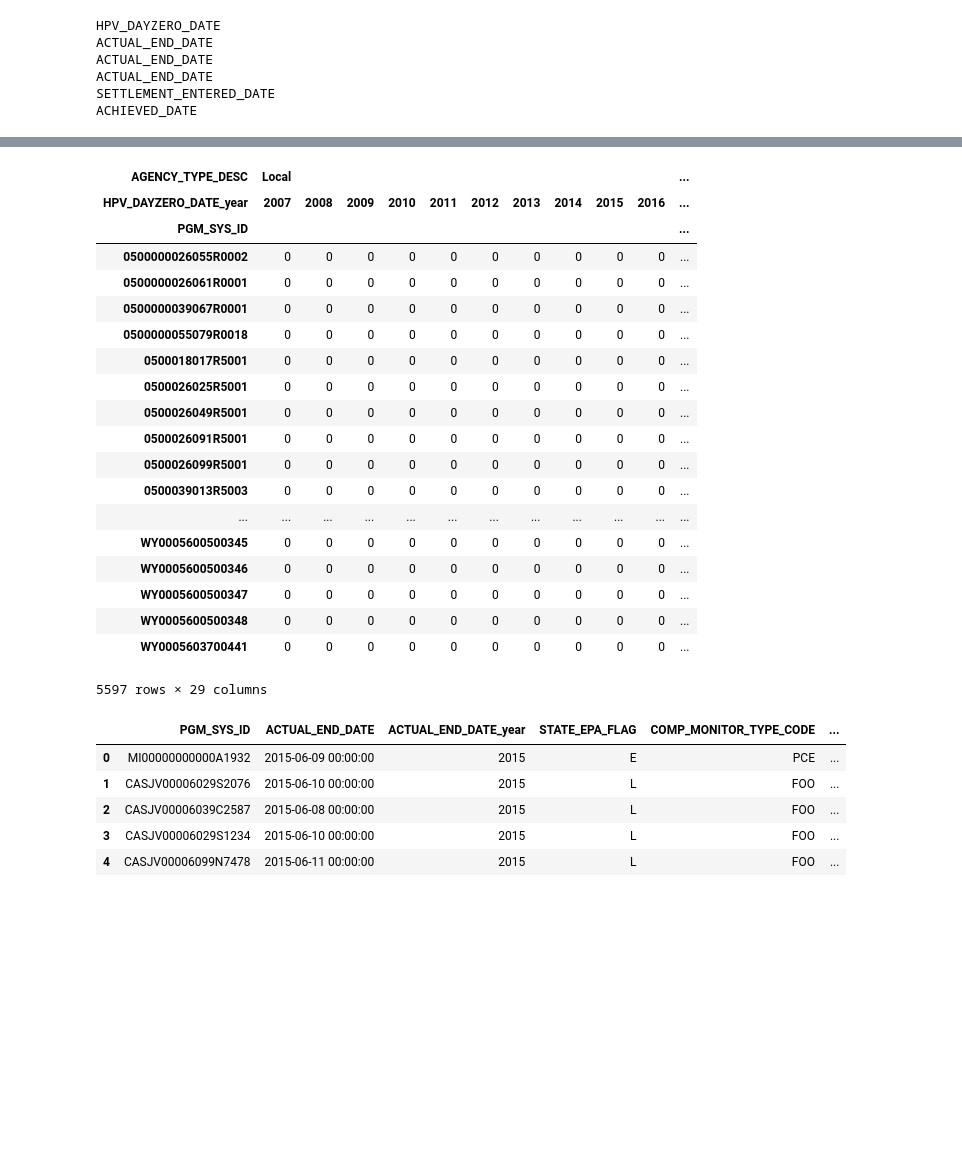
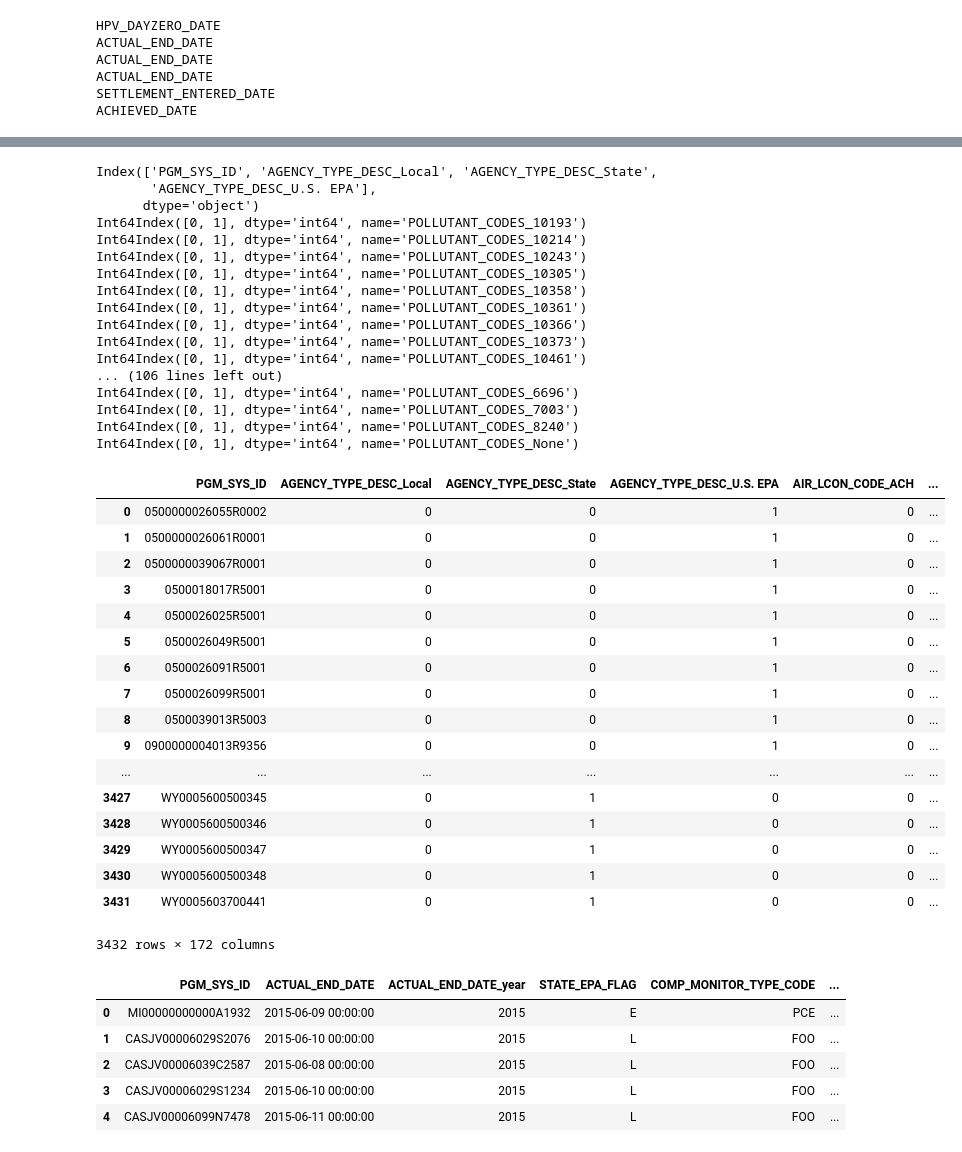
Before and after one commit to Aycrazy/ML_Project, a Jupyter notebook: ICIS-Aggregation_Function.ipynb, the cells around one changed output, grey strips where cells are left out. Cells and saved outputs as stored; diff of their text form; code cells hidden in the pictures; blank space fills up the shorter version.

```diff
--- a/ICIS-Aggregation_Function.ipynb
+++ b/ICIS-Aggregation_Function.ipynb
@@ -212,4 +212,4 @@ def add_dummy(df, variable_list, sep_char = None, drop_one=False, drop_original=
         df = pd.concat([df, df_dummy], axis=1)
         if drop_original:
             df = df.drop(variable, 1)
-    return df
+    return (df, df_dummy.columns)
@@ -268,5 +251,0 @@ Name: AGENCY_TYPE_DESC, dtype: int64
-# %%
-## Replace NaN with 'None' (string)
-viol_nan = viol.columns[viol.isnull().any()].tolist()
-values = ['None']*len(viol_nan)
-replace_with_value(viol, viol_nan, values)
@@ -293,4 +251,0 @@ dtype: int64
-# %%
-## Dummitize
-viol = add_dummy(viol, ['AGENCY_TYPE_DESC'])
-viol = add_dummy(viol, ['PROGRAM_CODES'], sep_char = ' ')
@@ -318,24 +251,0 @@ viol
-# %%
-vtest = viol[['PGM_SYS_ID','AGENCY_TYPE_DESC','HPV_DAYZERO_DATE_year']]
-pd.crosstab(vtest['PGM_SYS_ID'], [vtest['AGENCY_TYPE_DESC'],vtest['HPV_DAYZERO_DATE_year']]).
-# %% [output]
-| AGENCY_TYPE_DESC | Local |  |  |  |  |  |  |  |  |  | ... |
-| HPV_DAYZERO_DATE_year | 2007 | 2008 | 2009 | 2010 | 2011 | 2012 | 2013 | 2014 | 2015 | 2016 | ... |
-| PGM_SYS_ID |  |  |  |  |  |  |  |  |  |  | ... |
-| 0500000026055R0002 | 0 | 0 | 0 | 0 | 0 | 0 | 0 | 0 | 0 | 0 | ... |
-| 0500000026061R0001 | 0 | 0 | 0 | 0 | 0 | 0 | 0 | 0 | 0 | 0 | ... |
-| 0500000039067R0001 | 0 | 0 | 0 | 0 | 0 | 0 | 0 | 0 | 0 | 0 | ... |
-| 0500000055079R0018 | 0 | 0 | 0 | 0 | 0 | 0 | 0 | 0 | 0 | 0 | ... |
-| 0500018017R5001 | 0 | 0 | 0 | 0 | 0 | 0 | 0 | 0 | 0 | 0 | ... |
-| 0500026025R5001 | 0 | 0 | 0 | 0 | 0 | 0 | 0 | 0 | 0 | 0 | ... |
-| 0500026049R5001 | 0 | 0 | 0 | 0 | 0 | 0 | 0 | 0 | 0 | 0 | ... |
-| 0500026091R5001 | 0 | 0 | 0 | 0 | 0 | 0 | 0 | 0 | 0 | 0 | ... |
-| 0500026099R5001 | 0 | 0 | 0 | 0 | 0 | 0 | 0 | 0 | 0 | 0 | ... |
-| 0500039013R5003 | 0 | 0 | 0 | 0 | 0 | 0 | 0 | 0 | 0 | 0 | ... |
-| ... | ... | ... | ... | ... | ... | ... | ... | ... | ... | ... | ... |
-| WY0005600500345 | 0 | 0 | 0 | 0 | 0 | 0 | 0 | 0 | 0 | 0 | ... |
-| WY0005600500346 | 0 | 0 | 0 | 0 | 0 | 0 | 0 | 0 | 0 | 0 | ... |
-| WY0005600500347 | 0 | 0 | 0 | 0 | 0 | 0 | 0 | 0 | 0 | 0 | ... |
-| WY0005600500348 | 0 | 0 | 0 | 0 | 0 | 0 | 0 | 0 | 0 | 0 | ... |
-| WY0005603700441 | 0 | 0 | 0 | 0 | 0 | 0 | 0 | 0 | 0 | 0 | ... |
-5597 rows × 29 columns
@@ -342,3 +306,41 @@ pd.crosstab(vtest['PGM_SYS_ID'], [vtest['AGENCY_TYPE_DESC'],vtest['HPV_DAYZERO_D
+# %%
+process_violation(viol, '2010', '2016')
+# %% [output]
+Index(['PGM_SYS_ID', 'AGENCY_TYPE_DESC_Local', 'AGENCY_TYPE_DESC_State',
+       'AGENCY_TYPE_DESC_U.S. EPA'],
+      dtype='object')
+Int64Index([0, 1], dtype='int64', name='POLLUTANT_CODES_10193')
+Int64Index([0, 1], dtype='int64', name='POLLUTANT_CODES_10214')
+Int64Index([0, 1], dtype='int64', name='POLLUTANT_CODES_10243')
+Int64Index([0, 1], dtype='int64', name='POLLUTANT_CODES_10305')
+Int64Index([0, 1], dtype='int64', name='POLLUTANT_CODES_10358')
+Int64Index([0, 1], dtype='int64', name='POLLUTANT_CODES_10361')
+Int64Index([0, 1], dtype='int64', name='POLLUTANT_CODES_10366')
+Int64Index([0, 1], dtype='int64', name='POLLUTANT_CODES_10373')
+Int64Index([0, 1], dtype='int64', name='POLLUTANT_CODES_10461')
+... (106 lines left out)
+Int64Index([0, 1], dtype='int64', name='POLLUTANT_CODES_6696')
+Int64Index([0, 1], dtype='int64', name='POLLUTANT_CODES_7003')
+Int64Index([0, 1], dtype='int64', name='POLLUTANT_CODES_8240')
+Int64Index([0, 1], dtype='int64', name='POLLUTANT_CODES_None')
+|  | PGM_SYS_ID | AGENCY_TYPE_DESC_Local | AGENCY_TYPE_DESC_State | AGENCY_TYPE_DESC_U.S. EPA | AIR_LCON_CODE_ACH | ... |
+| 0 | 0500000026055R0002 | 0 | 0 | 1 | 0 | ... |
+| 1 | 0500000026061R0001 | 0 | 0 | 1 | 0 | ... |
+| 2 | 0500000039067R0001 | 0 | 0 | 1 | 0 | ... |
+| 3 | 0500018017R5001 | 0 | 0 | 1 | 0 | ... |
+| 4 | 0500026025R5001 | 0 | 0 | 1 | 0 | ... |
+| 5 | 0500026049R5001 | 0 | 0 | 1 | 0 | ... |
+| 6 | 0500026091R5001 | 0 | 0 | 1 | 0 | ... |
+| 7 | 0500026099R5001 | 0 | 0 | 1 | 0 | ... |
+| 8 | 0500039013R5003 | 0 | 0 | 1 | 0 | ... |
+| 9 | 0900000004013R9356 | 0 | 0 | 1 | 0 | ... |
+| ... | ... | ... | ... | ... | ... | ... |
+| 3427 | WY0005600500345 | 0 | 1 | 0 | 0 | ... |
+| 3428 | WY0005600500346 | 0 | 1 | 0 | 0 | ... |
+| 3429 | WY0005600500347 | 0 | 1 | 0 | 0 | ... |
+| 3430 | WY0005600500348 | 0 | 1 | 0 | 0 | ... |
+| 3431 | WY0005603700441 | 0 | 1 | 0 | 0 | ... |
+3432 rows × 172 columns
 # %%
 inspection.head()
 # %% [output]
```
Also changed, not shown: parts of 15 cells of this notebook.
